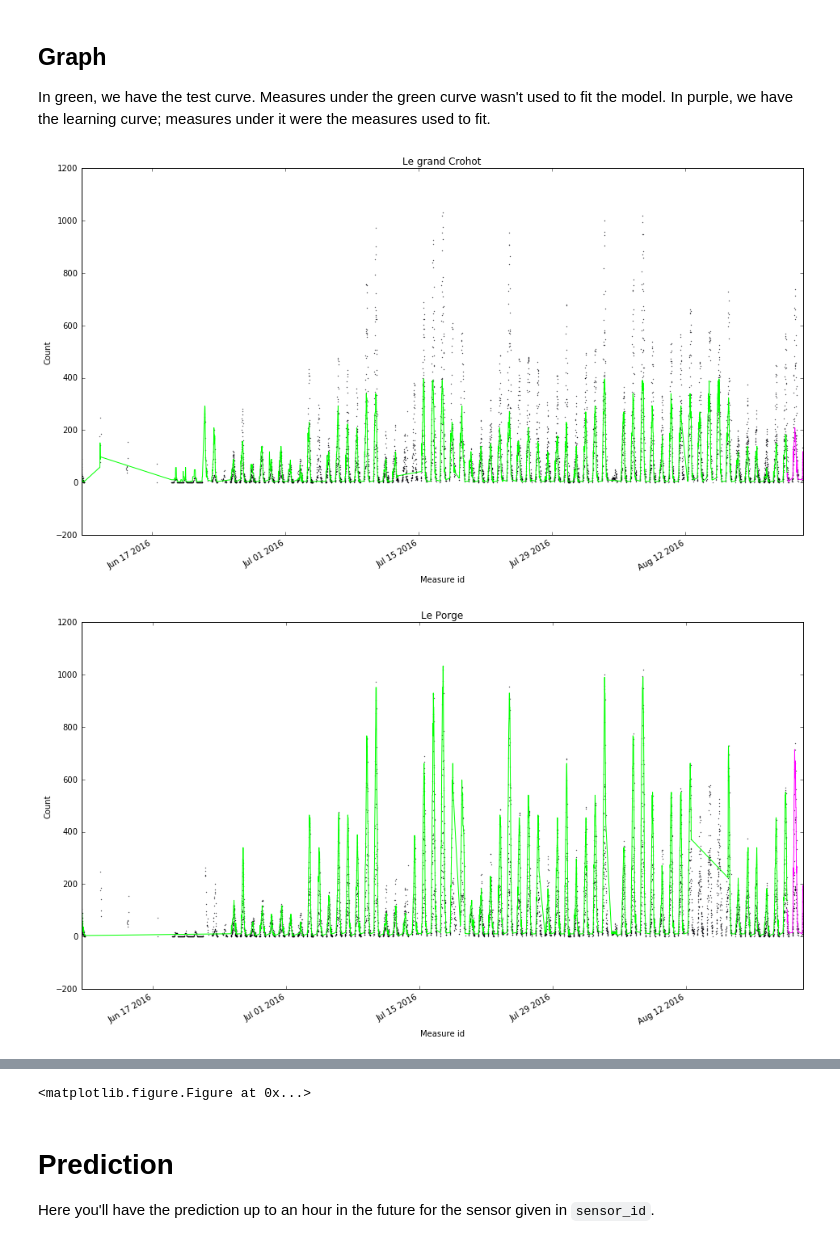
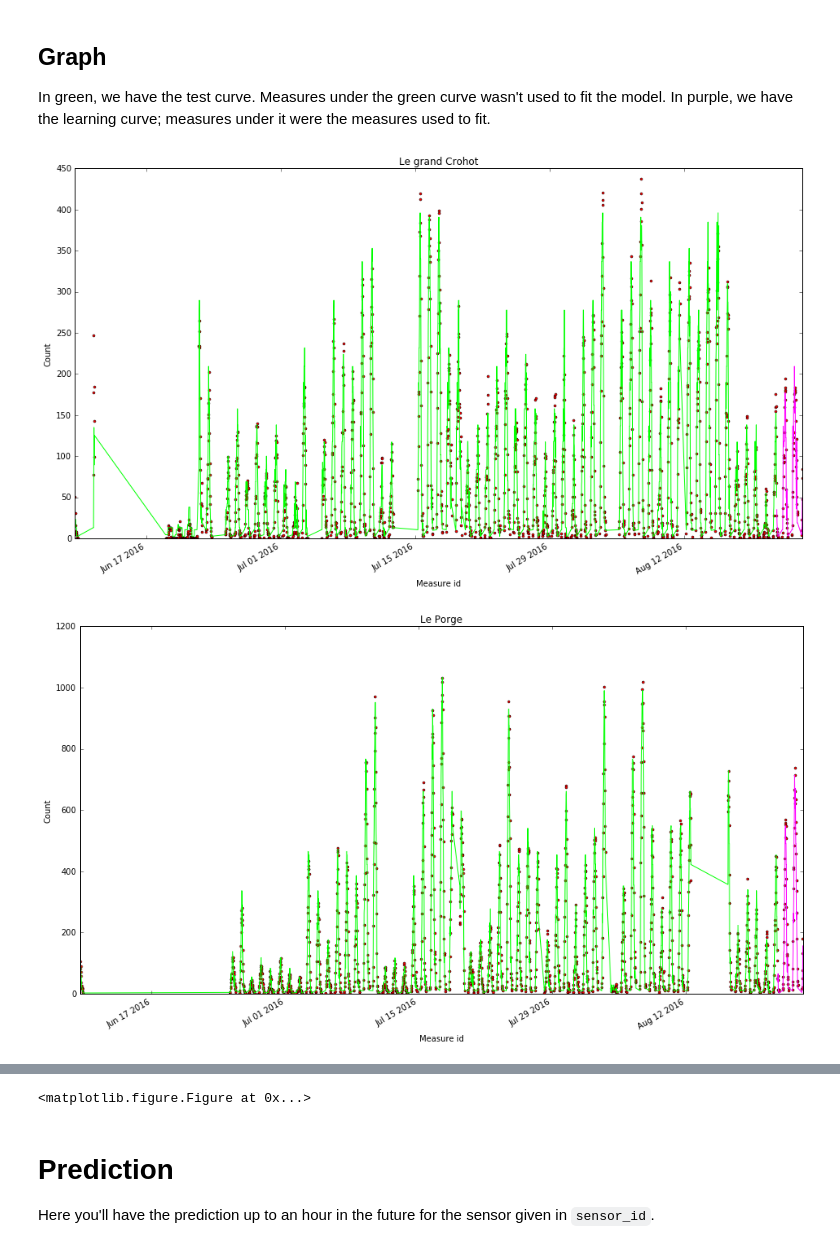
Before and after one commit to Asphahyre/gip, a Jupyter notebook: notebook/Short term model.ipynb, the cells around one changed output, grey strips where cells are left out. Drawn from its saved outputs; the diff is of its cells as text; code cells hidden in the pictures.

Commit message:
repaired scatter plot

```diff
--- a/notebook/Short term model.ipynb
+++ b/notebook/Short term model.ipynb
@@ -185,7 +198,7 @@ Index: []
 # %%
 df = pd.read_csv("data/dataset_sensors.csv", index_col = "Date", parse_dates = True)
 
-NB_days = 4
+NB_days = 8
 today = datetime.datetime.today()
 limit = today - datetime.timedelta(days = NB_days)
 
@@ -246,22 +259,25 @@ In purple, we have the learning curve; measures under it were the measures used
 # %%
 for place in places:
     cur = place["sensor_ids"][0]
 
     if cur:
         a = learned[X["id"] == cur]
         b = predicted[future_X["id"] == cur]
 
-        measures1 = plt.scatter(Y.index, Y, s=0.1)
-        measures2 = plt.scatter(future_Y.index, future_Y, s=0.1)
+        m1 = Y[X["id"] == cur]
+        m2 = future_Y[future_X["id"] == cur]
+
+        m1.plot(style ='ro', ms=3)
+        m2.plot(style = 'ro', ms=3)
         a.plot(c = "#00ff00")
         b.plot(c = "#FF00ff")
 
         #plt.legend([measures1, aa, bb], ["Measured", "Predicted", "Learned"], loc = "best")
         plt.xlabel("Measure id")
         plt.ylabel("Count")
         plt.title(place["name"])
         plt.figure()
 plt.show()
 # %% [output]
-[figure, old version]
+[figure, new version]
-[figure, old version]
+[figure, new version]
```
Also changed, not shown: parts of 4 cells of this notebook.
